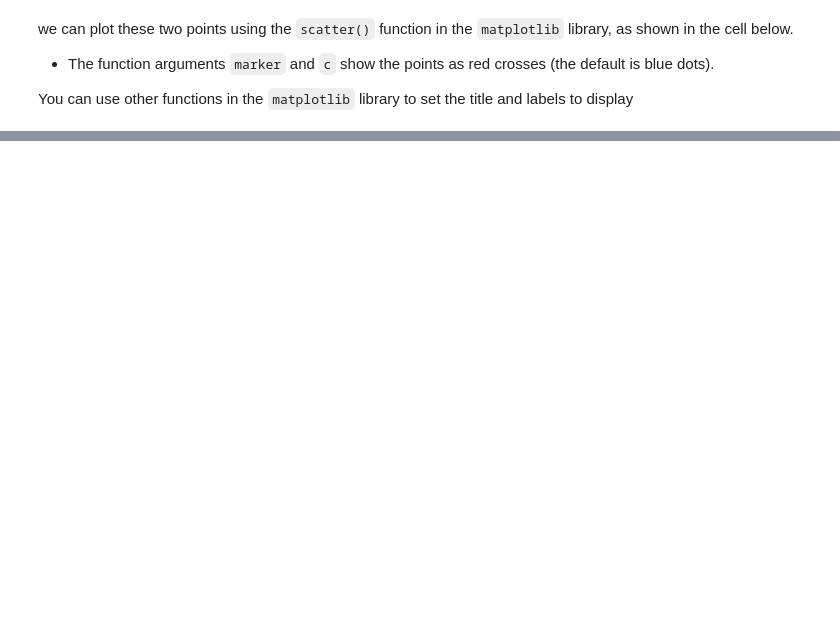
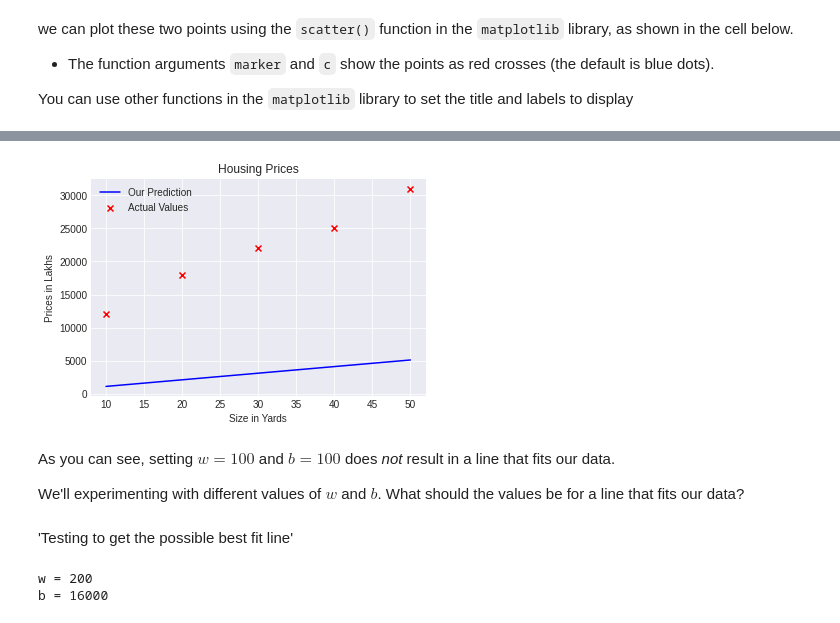
Before and after one commit to BANZOM/MachingLearningStuffs, a Jupyter notebook: Linear_Regression_Trial.ipynb, the cells around one changed output, grey strips where cells are left out. Cells and saved outputs as stored; diff of their text form; code cells hidden in the pictures; blank space fills up the shorter version.

```diff
--- a/Linear_Regression_Trial.ipynb
+++ b/Linear_Regression_Trial.ipynb
@@ -88,0 +96,5 @@ plt.show()
+# %%
+w = 100
+b = 100
+
+print(f"w = {w} \nb = {b} ")
@@ -88,0 +112,35 @@ plt.show()
+# %%
+def compute_model_output(x,w,b):
+    _len = len(x)
+    f_wb = np.zeros(_len)
+    for i in range (_len):
+        f_wb[i] = w*x[i] + b
+    return f_wb
+# %%
+# calling the fuction for output
+temp_f_wb= compute_model_output(x_train, w,b)
+# %%
+# plotting
+plt.plot(x_train, temp_f_wb , c='b', label="Our Prediction" )
+plt.scatter(x_train, y_train, marker = 'x', c = 'r', label = "Actual Values")
+plt.title("Housing Prices")
+plt.xlabel("Size in Yards")
+plt.ylabel("Prices in Lakhs")
+plt.legend()
+plt.show()
+# %% [output]
+[figure, added]
+# %% [markdown]
+As you can see, setting  $w = 100$ and $b = 100$ does *not* result in a line that fits our data.
+
+We'll experimenting with different values of $w$ and $b$. What should the values be for a line that fits our data?
+# %% [markdown]
+'Testing to get the possible best fit line'
+# %%
+w = 200
+b = 16000
+
+print(f"w = {w} \nb = {b} ")
+# %% [output]
+w = 200
+b = 16000
```
Also changed, not shown: parts of 9 cells of this notebook.
